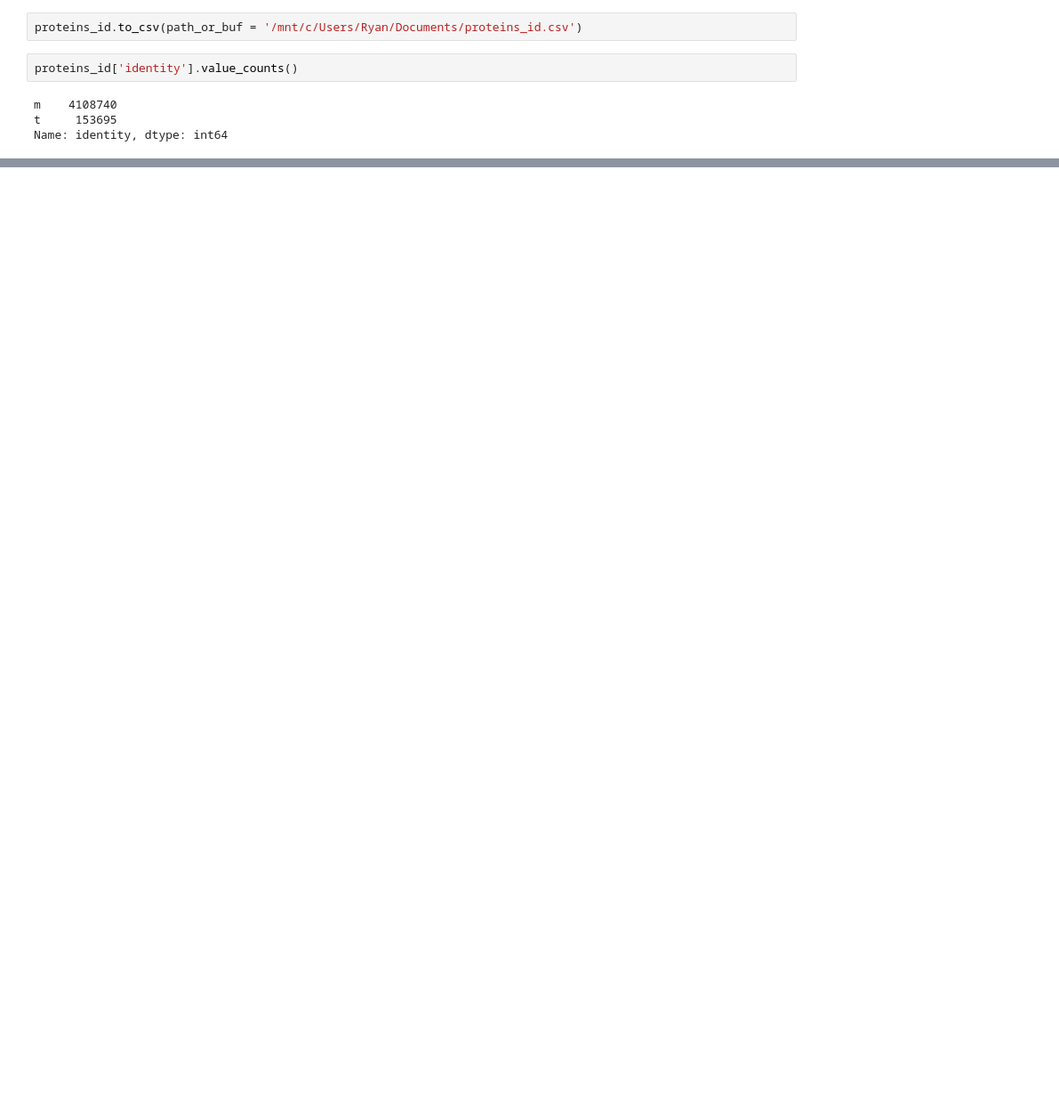
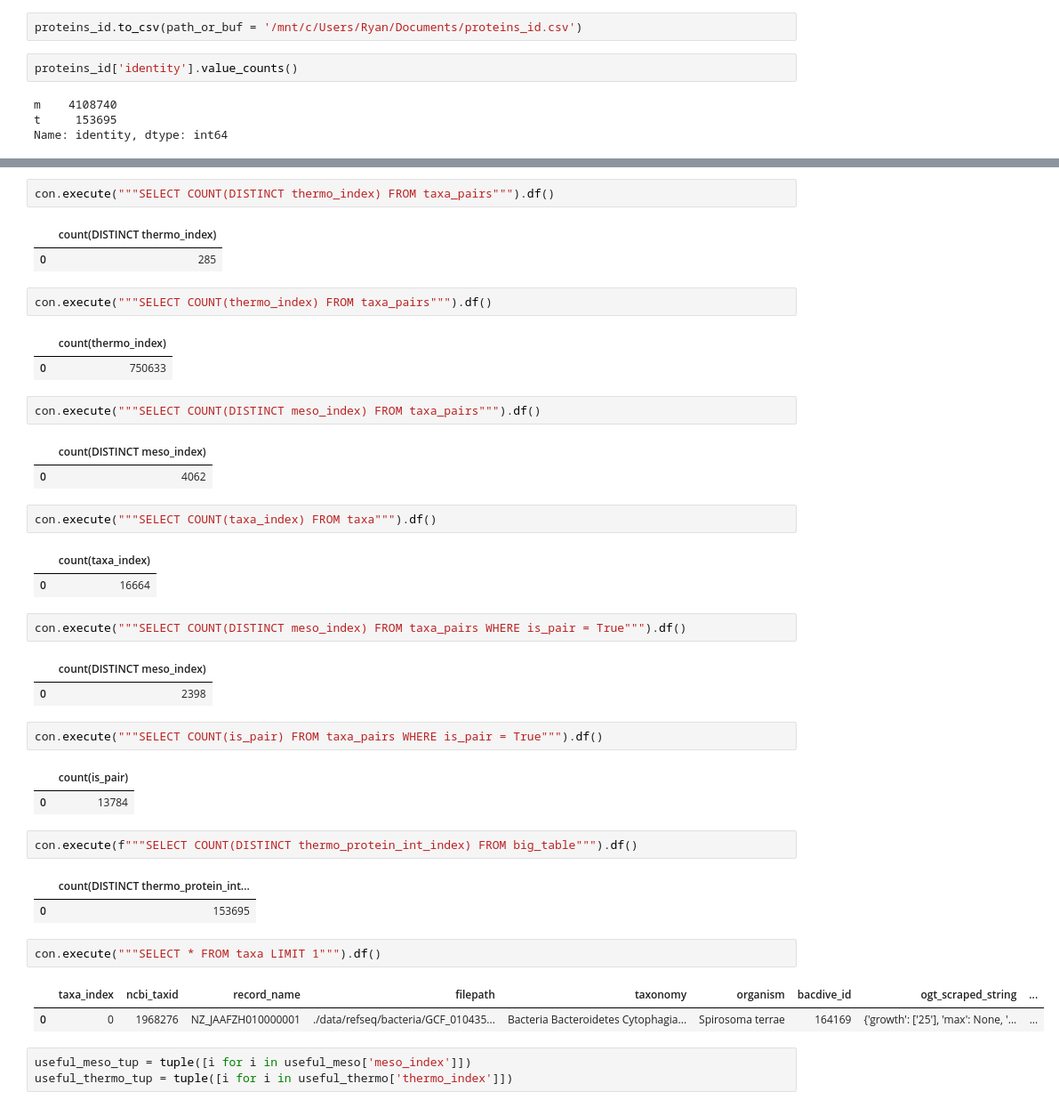
Before and after one commit to learn2therm/ValidProt, a Jupyter notebook: notebooks/database_pruning.ipynb, the cells around one changed output, grey strips where cells are left out. Shown at 89% size. Cells and saved outputs as stored; diff of their text form; blank space fills up the shorter version.

```diff
--- a/notebooks/database_pruning.ipynb
+++ b/notebooks/database_pruning.ipynb
@@ -305,0 +387,43 @@ Name: identity, dtype: int64
+# %%
+con.execute("""SELECT COUNT(DISTINCT thermo_index) FROM taxa_pairs""").df()
+# %% [output]
+|  | count(DISTINCT thermo_index) |
+| 0 | 285 |
+# %%
+con.execute("""SELECT COUNT(thermo_index) FROM taxa_pairs""").df()
+# %% [output]
+|  | count(thermo_index) |
+| 0 | 750633 |
+# %%
+con.execute("""SELECT COUNT(DISTINCT meso_index) FROM taxa_pairs""").df()
+# %% [output]
+|  | count(DISTINCT meso_index) |
+| 0 | 4062 |
+# %%
+con.execute("""SELECT COUNT(taxa_index) FROM taxa""").df()
+# %% [output]
+|  | count(taxa_index) |
+| 0 | 16664 |
+# %%
+con.execute("""SELECT COUNT(DISTINCT meso_index) FROM taxa_pairs WHERE is_pair = True""").df()
+# %% [output]
+|  | count(DISTINCT meso_index) |
+| 0 | 2398 |
+# %%
+con.execute("""SELECT COUNT(is_pair) FROM taxa_pairs WHERE is_pair = True""").df()
+# %% [output]
+|  | count(is_pair) |
+| 0 | 13784 |
+# %%
+con.execute(f"""SELECT COUNT(DISTINCT thermo_protein_int_index) FROM big_table""").df()
+# %% [output]
+|  | count(DISTINCT thermo_protein_int... |
+| 0 | 153695 |
+# %%
+con.execute("""SELECT * FROM taxa LIMIT 1""").df()
+# %% [output]
+|  | taxa_index | ncbi_taxid | record_name | filepath | taxonomy | organism | bacdive_id | ogt_scraped_string | ... |
+| 0 | 0 | 1968276 | NZ_JAAFZH010000001 | ./data/refseq/bacteria/GCF_010435... | Bacteria Bacteroidetes Cytophagia... | Spirosoma terrae | 164169 | {'growth': ['25'], 'max': None, '... | ... |
+# %%
+useful_meso_tup = tuple([i for i in useful_meso['meso_index']])
+useful_thermo_tup = tuple([i for i in useful_thermo['thermo_index']])
```
Also changed, not shown: parts of 26 cells of this notebook, 14 other files.
